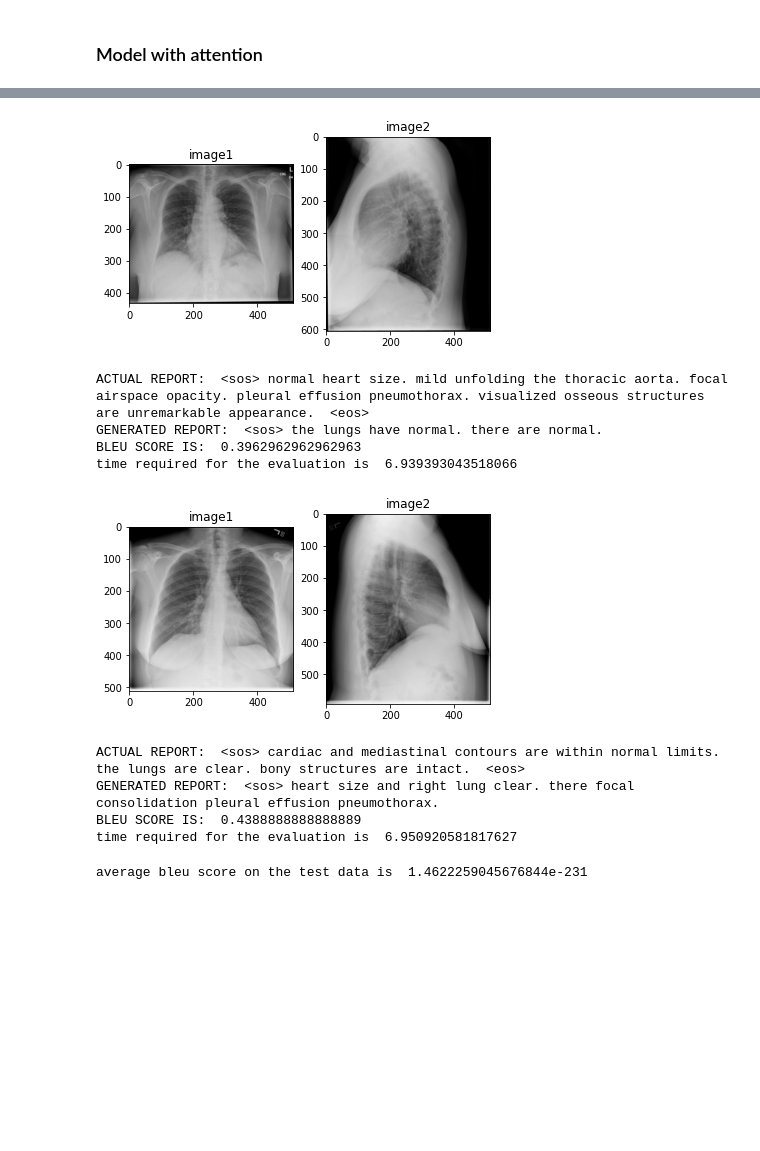
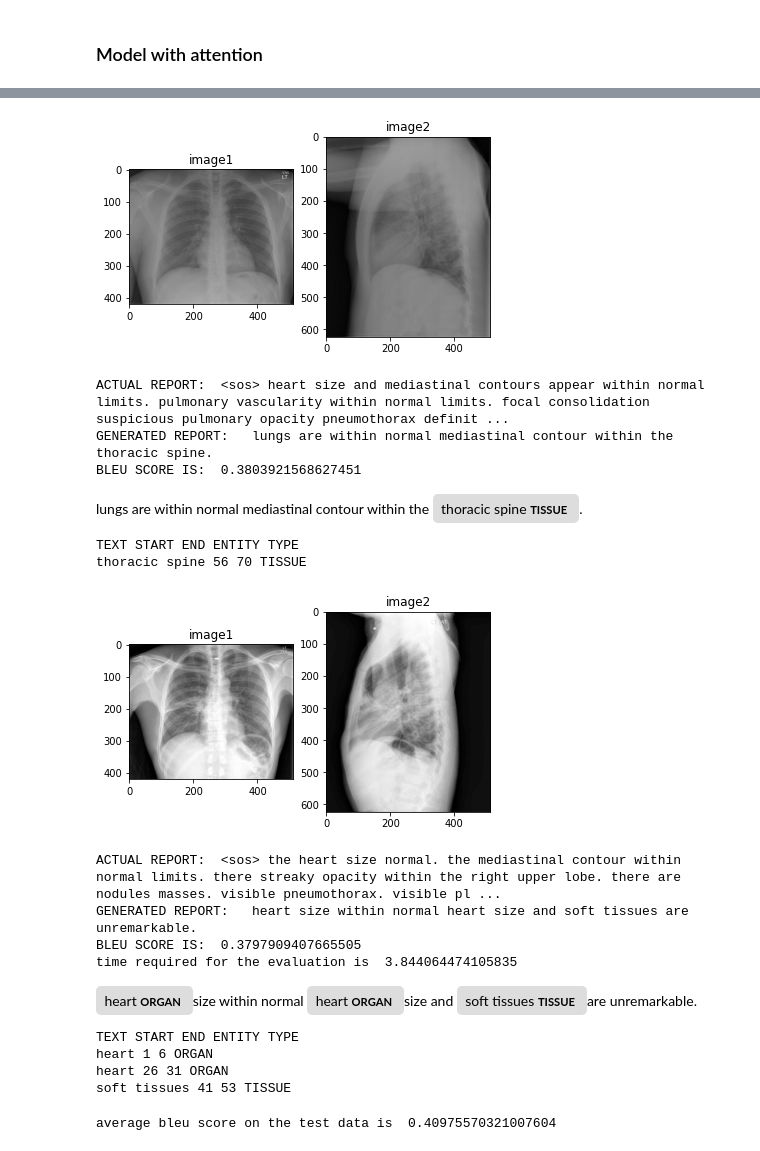
Before and after one commit to Jhancyamarsingh17/Automated-medical-report-generation-and-NER, a Jupyter notebook: Model_3_LSTM_with_CheXNet/Medical_report_generator_CheXnet_LSTM_Attention.ipynb, the cells around one changed output, grey strips where cells are left out. Saved outputs shown, nothing was run; the diff lists cells and outputs as text; code cells hidden in the pictures; blank space fills up the shorter version.

Commit message:
Model 3 Medical report generator and NER with CheXnet and LSTM

```diff
--- a/Model_3_LSTM_with_CheXNet/Medical_report_generator_CheXnet_LSTM_Attention.ipynb
+++ b/Model_3_LSTM_with_CheXNet/Medical_report_generator_CheXnet_LSTM_Attention.ipynb
@@ -539,3 +476,3 @@ model.fit([train_features[:3050],train_padded_inp[:3050]],train_padded_out[:3050
-# %%
-model.save_weights("bidir_fit_15_b.h5")
-model.load_weights("bidir_fit_15_b.h5")
+# %%
+#model.save_weights("model2wts/bidir_fit_15_b_15")
+model.load_weights("model2wts/bidir_fit_15_b_15")
@@ -556,7 +504,7 @@ def beam_search(image1,image2, beam_index):
 
     start_token = [token.word_index["<sos>"]]
     dec_word = [[start_token, 0.0]]
-    while len(dec_word[0][0]) < max_len:
+    while len(dec_word[0][0]) < maximum_length:
         temp = []
         for word in dec_word:
 
@@ -571,11 +519,8 @@ def beam_search(image1,image2, beam_index):
                 probab += predict[0][i]
                 temp.append([next_word, probab.numpy()])
         dec_word = temp
-        # Sorting according to the probabilities scores
-
-
+        # Sorting with respect to the probabilities scores
         dec_word = sorted(dec_word, key=take_second)
-
         # Getting the top words
         dec_word = dec_word[-beam_index:]
 
@@ -599,3 +594,24 @@ def beam_search(image1,image2, beam_index):
+# %%
+
+def display_NER(result):
+  nlp = en_ner_bc5cdr_md.load()
+  doc = nlp(result)
+  #print(doc)
+  #Display resulting entity extraction
+  displacy_image = displacy.render(doc, jupyter=True,style='ent')
+  print("TEXT", "START", "END", "ENTITY TYPE")
+  for ent in doc.ents:
+    print(ent.text, ent.start_char, ent.end_char, ent.label_)
+
+def pipeline_NER(result):
+  nlp_en = en_ner_bc5cdr_md.load()
+  nlp_xx = en_ner_bionlp13cg_md.load()
+  nlp_en.add_pipe("ner", name="ner_xx", source=nlp_xx)
+  doc = nlp_en(result)
+  displacy_image = displacy.render(doc, jupyter=True,style='ent')
+  print("TEXT", "START", "END", "ENTITY TYPE")
+  for ent in doc.ents:
+    print(ent.text, ent.start_char, ent.end_char, ent.label_)
 # %%
 import random
 from nltk.translate.bleu_score import sentence_bleu
@@ -622,56 +638,72 @@ plt.show()
 result,score=beam_search(img1,img2,3)
 actual=test_report[i]
 
+result = result.replace("<sos>" , "")
+result = result.replace("<eos>" , "")
 print("ACTUAL REPORT: ",actual)
-print("GENERATED REPORT: ",result)
+print("GENERATED REPORT: ", result)
 end=time.time()
 print("BLEU SCORE IS: ",sentence_bleu(result, actual,weights=(1, 0, 0, 0), smoothing_function=chencherry.method5))
 
-print("time required for the evaluation is ",end-start)
+#print("time required for the evaluation is ",end-start)
+pipeline_NER(result)
+#display_NER(result)
 # %% [output]
-[figure, old version]
+[figure, new version]
-ACTUAL REPORT:  <sos> normal heart size. mild unfolding the thoracic aorta. focal airspace opacity. pleural effusion pneumothorax. visualized osseous structures are unremarkable appearance.  <eos>
-GENERATED REPORT:  <sos> the lungs have normal. there are normal.
-BLEU SCORE IS:  0.3962962962962963
-time required for the evaluation is  6.939393043518066
+ACTUAL REPORT:  <sos> heart size and mediastinal contours appear within normal limits. pulmonary vascularity within normal limits. focal consolidation suspicious pulmonary opacity pneumothorax definit ...
+GENERATED REPORT:   lungs are within normal mediastinal contour within the thoracic spine.
+BLEU SCORE IS:  0.3803921568627451
+lungs are within normal mediastinal contour within the thoracic spine TISSUE .
+TEXT START END ENTITY TYPE
+thoracic spine 56 70 TISSUE
 # %%
 from nltk.translate.bleu_score import sentence_bleu
 from nltk.translate.bleu_score import SmoothingFunction
 
 chencherry = SmoothingFunction()
 import random
 start=time.time()
 i=random.sample(range(test.shape[0]),1)[0]
 img1=test.iloc[i]["image1"]
 img2=test.iloc[i]["image2"]
   #show th corresponding x-ray images
 i1=cv2.imread(img1)
 i2=cv2.imread(img2)
 plt.figure(figsize=(10,6))
 plt.subplot(131)
 plt.title("image1")
 plt.imshow(i1)
 plt.subplot(132)
 plt.title("image2")
 plt.imshow(i2)
 plt.show()
   #printing the actual and generated results
 
 result,score=beam_search(img1,img2,3)
 actual=test_report[i]
 
+result = result.replace("<sos>" , "")
+result = result.replace("<eos>" , "")
+
 print("ACTUAL REPORT: ",actual)
 print("GENERATED REPORT: ",result)
 end=time.time()
 print("BLEU SCORE IS: ",sentence_bleu(result, actual,weights=(1, 0, 0, 0), smoothing_function=chencherry.method5))
 
 print("time required for the evaluation is ",end-start)
+pipeline_NER(result)
+#display_NER(result)
 # %% [output]
-[figure, old version]
+[figure, new version]
-ACTUAL REPORT:  <sos> cardiac and mediastinal contours are within normal limits. the lungs are clear. bony structures are intact.  <eos>
-GENERATED REPORT:  <sos> heart size and right lung clear. there focal consolidation pleural effusion pneumothorax.
-BLEU SCORE IS:  0.4388888888888889
-time required for the evaluation is  6.950920581817627
+ACTUAL REPORT:  <sos> the heart size normal. the mediastinal contour within normal limits. there streaky opacity within the right upper lobe. there are nodules masses. visible pneumothorax. visible pl ...
+GENERATED REPORT:   heart size within normal heart size and soft tissues are unremarkable.
+BLEU SCORE IS:  0.3797909407665505
+time required for the evaluation is  3.844064474105835
+heart ORGAN size within normal heart ORGAN size and soft tissues TISSUE are unremarkable.
+TEXT START END ENTITY TYPE
+heart 1 6 ORGAN
+heart 26 31 ORGAN
+soft tissues 41 53 TISSUE
 # %%
 #compute average bleu score for test data
 index=range(0,test.shape[0])
@@ -682,10 +714,10 @@ for i in tqdm(index):
   img2=test.iloc[i]["image2"]
   result,sore=beam_search(img1,img2,3)
   actual=test_report[i]
-  bl+=bleu.sentence_bleu(actual,result)
+  bl+=bleu.sentence_bleu(result, actual,weights=(1, 0, 0, 0), smoothing_function=chencherry.method5)
 end1=time.time()
 print("\n")
 print("average bleu score on the test data is ",bl/test.shape[0])
 # %% [output]
-average bleu score on the test data is  1.4622259045676844e-231
+average bleu score on the test data is  0.40975570321007604
 # %%
```
Also changed, not shown: parts of 33 cells of this notebook.
